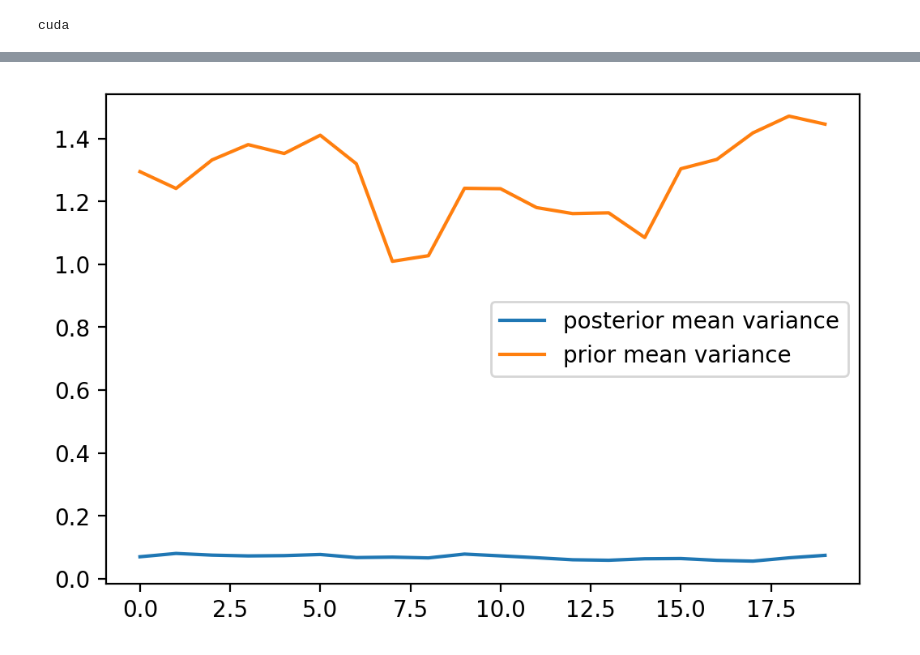
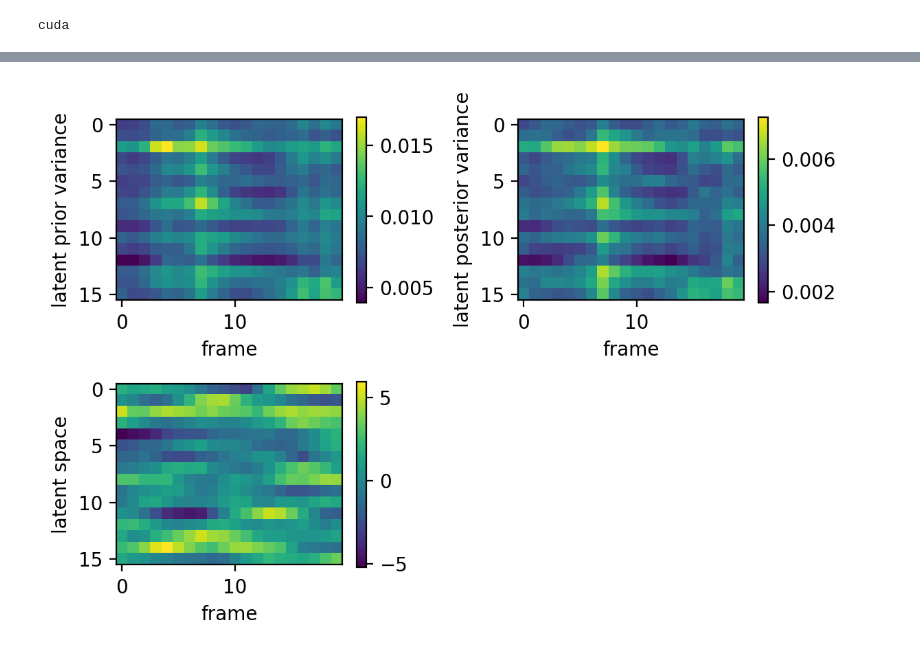
Before and after one commit to FelixHub/serotonin_model, a Jupyter notebook: dvae.ipynb, the cells around one changed output, grey strips where cells are left out. Saved outputs shown, nothing was run; the diff lists cells and outputs as text; code cells hidden in the pictures.

```diff
--- a/dvae.ipynb
+++ b/dvae.ipynb
@@ -36,15 +36,17 @@ class VRNN(nn.Module):
         # convolutions parameters
         self.CNN_channels = CNN_channels
         self.img_size = img_size
+        self.feature_size_enc = 11*11*CNN_channels # output of convolutional layers
         self.feature_size = (img_size-8)*(img_size-8)*CNN_channels # output of convolutional layers
 
         # feature extractor of observation with convolutional layers
         self.enc_conv1 = nn.Conv2d(1, CNN_channels//2, kernel_size=5)
         self.enc_conv2 = nn.Conv2d(CNN_channels//2, CNN_channels, kernel_size=5)
+        self.enc_maxpool = nn.MaxPool2d(5)
 
         # encoder part of the model
         self.encoder = nn.Sequential(
-            nn.Linear(self.feature_size + RNN_dim, hidden_size),
+            nn.Linear( self.feature_size_enc + RNN_dim, hidden_size),
             nn.Tanh()
         )
         self.enc_mean = nn.Linear(hidden_size, latent_size)
@@ -71,7 +73,7 @@ class VRNN(nn.Module):
         # self.dec_logvar = nn.Linear(hidden_size, self.feature_size)
 
         # RNN part of the model, encode the dynamics of the latent space
-        self.rnn = nn.RNN(self.feature_size + latent_size, RNN_dim)
+        self.rnn = nn.RNN(self.feature_size_enc + latent_size, RNN_dim)#
 
         self.relu = nn.ReLU()
 
@@ -110,8 +112,9 @@ class VRNN(nn.Module):
 
             # feature extractor of observation with convolutional layers
             phi_x_t = self.relu(self.enc_conv1(x_t))
-            phi_x_t = self.relu(self.enc_conv2(phi_x_t))
-            phi_x_t = phi_x_t.view(-1, self.feature_size)
+            phi_x_t = self.enc_conv2(phi_x_t)
+            phi_x_t = self.relu(self.enc_maxpool(phi_x_t))
+            phi_x_t = phi_x_t.view(-1, self.feature_size_enc )
 
             encoder_input = torch.cat((phi_x_t,h_t),dim=1)
             encoder_output = self.encoder(encoder_input)
@@ -252,14 +269,4 @@ plot_video(reconstructed_sample)
 # %%
-var_posterior = np.exp(np.mean(logvar.cpu().detach().numpy().reshape((20,16)),axis=1))
-var_prior = np.exp(np.mean(logvar_prior.cpu().detach().numpy().reshape((20,16)),axis=1))
-
-pred_distance = np.linalg.norm(z.cpu().detach().numpy().reshape((20,16))-mean.cpu().detach().numpy().reshape((20,16)),axis=1)
+var_posterior = np.exp(logvar.cpu().detach().numpy().reshape((20,latent_size)))
+var_prior = np.exp(logvar_prior.cpu().detach().numpy().reshape((20,latent_size)))
+latent_var = z.cpu().detach().numpy().reshape((20,latent_size))
-# %%
-plt.figure()
-plt.plot(var_posterior,label='posterior mean variance')
-plt.plot(var_prior,label='prior mean variance')
-#plt.plot(pred_distance,label='prediction distance')
-plt.legend()
-plt.show()
-# %% [output]
-[figure, removed]
@@ -269,0 +273,25 @@ for name, param in vrnn.named_parameters():
+# %%
+plt.figure()
+
+plt.subplot(221)
+plt.imshow(var_prior.T)
+plt.colorbar()
+plt.xlabel('frame')
+plt.ylabel('latent prior variance')
+
+plt.subplot(222)
+plt.imshow(var_posterior.T)
+plt.colorbar()
+plt.xlabel('frame')
+plt.ylabel('latent posterior variance')
+
+plt.subplot(223)
+plt.imshow(latent_var.T)
+plt.colorbar()
+plt.xlabel('frame')
+plt.ylabel('latent space')
+
+plt.tight_layout()
+plt.show()
+# %% [output]
+[figure, added]
```
Also changed, not shown: parts of 8 cells of this notebook, 1 other file.
